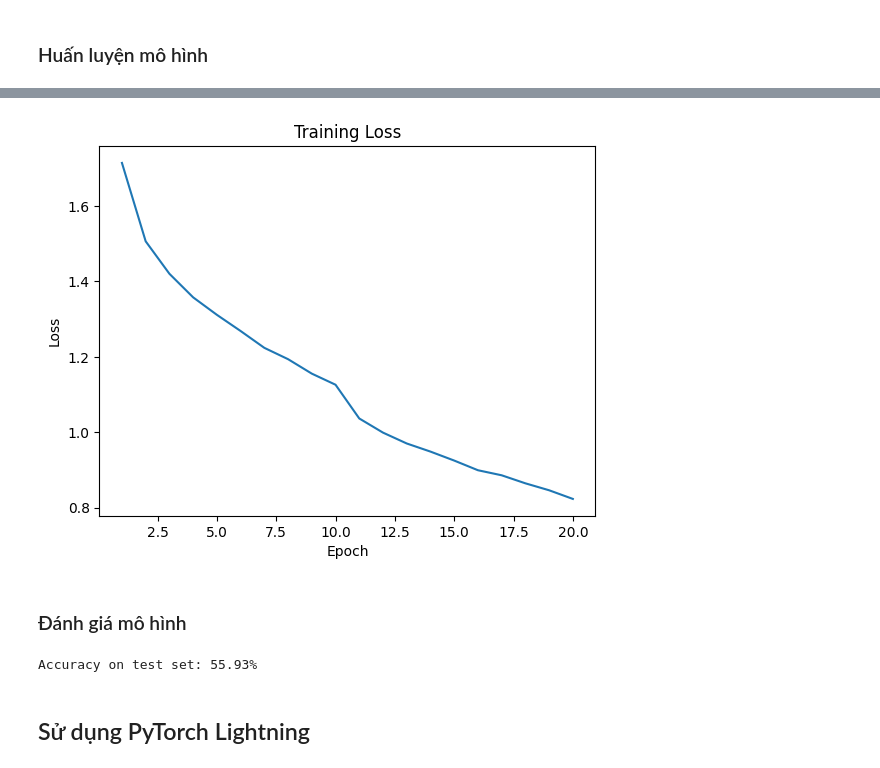
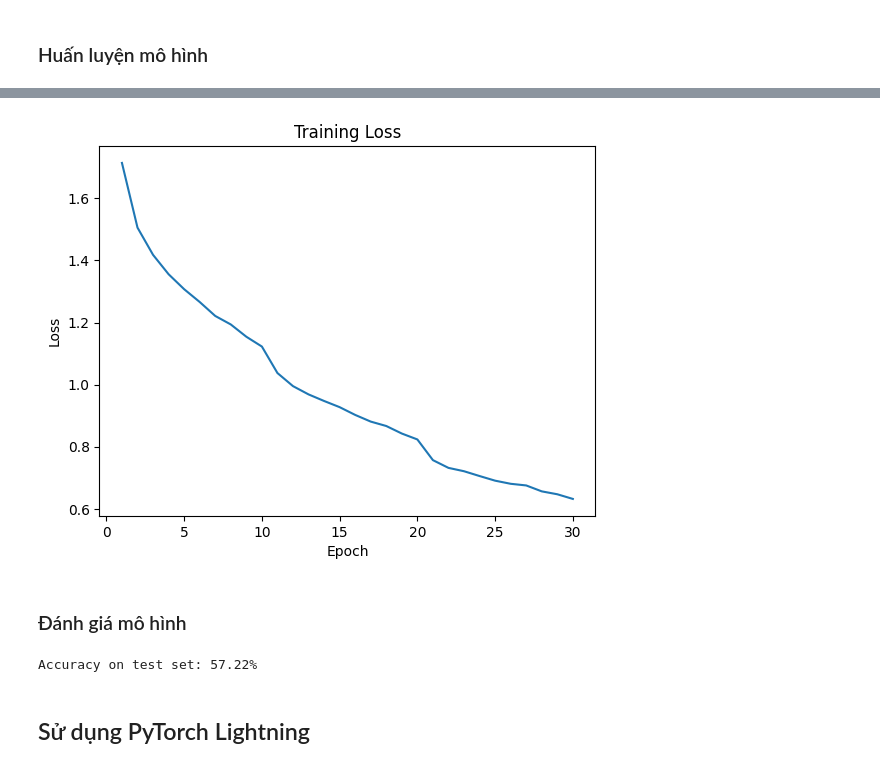
Before and after one commit to thienbanho/ML_CourseProject, a Jupyter notebook: 22127417_22127397.ipynb, the cells around one changed output, grey strips where cells are left out. Saved outputs shown, nothing was run; the diff lists cells and outputs as text; code cells hidden in the pictures.

```diff
--- a/22127417_22127397.ipynb
+++ b/22127417_22127397.ipynb
@@ -763,7 +763,7 @@ MLP_PyTorch(
 import time
 
 # Huấn luyện mô hình
-epochs = 20
+epochs = 30
 start_time = time.time() # Thời gian bắt đầu
 loss_values = []  # Lưu giá trị loss qua từng epoch
 
@@ -822,6 +822,6 @@ Training Time: 41.33 seconds
 Total GPU Memory Allocated: 43.76 MB
 Total GPU Memory Reserved: 68.00 MB
-[figure, old version]
+[figure, new version]
 # %% [markdown]
 ### Đánh giá mô hình
 # %%
@@ -848,7 +848,7 @@ with torch.no_grad():
 accuracy = 100 * correct / total # Độ chính xác
 print(f"Accuracy on test set: {accuracy:.2f}%")
 # %% [output]
-Accuracy on test set: 55.93%
+Accuracy on test set: 57.22%
 # %% [markdown]
 ## Sử dụng PyTorch Lightning
 # %% [markdown]
```
Also changed, not shown: parts of 8 cells of this notebook.
